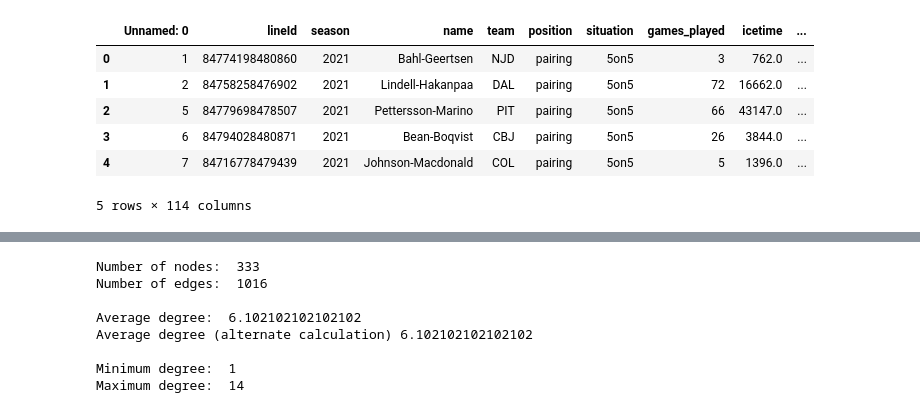
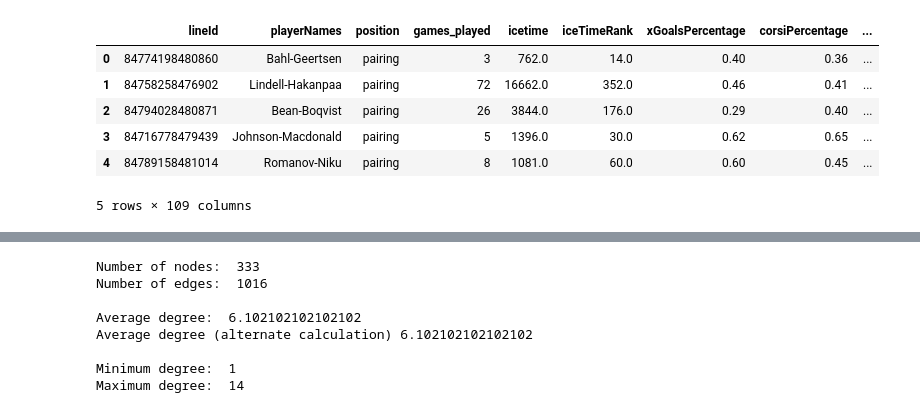
Before and after one commit to emmettcollings/nhl-linemate-network, a Jupyter notebook: Codes/weightedNetworkVisualization.ipynb, the cells around one changed output, grey strips where cells are left out. Cells and saved outputs as stored; diff of their text form; code cells hidden in the pictures.

```diff
--- a/Codes/weightedNetworkVisualization.ipynb
+++ b/Codes/weightedNetworkVisualization.ipynb
@@ -7,14 +7,14 @@ import numpy as np
 import pandas as pd
 # %%
 # Data representation
-df = pd.read_csv("../data/lines/2021_pairings_corsi.csv")
+df = pd.read_csv("../data/aggregate_pairings_corsi.csv")
 df
 df.head()
 # %% [output]
-|  | Unnamed: 0 | lineId | season | name | team | position | situation | games_played | icetime | ... |
-| 0 | 1 | 84774198480860 | 2021 | Bahl-Geertsen | NJD | pairing | 5on5 | 3 | 762.0 | ... |
-| 1 | 2 | 84758258476902 | 2021 | Lindell-Hakanpaa | DAL | pairing | 5on5 | 72 | 16662.0 | ... |
-| 2 | 5 | 84779698478507 | 2021 | Pettersson-Marino | PIT | pairing | 5on5 | 66 | 43147.0 | ... |
-| 3 | 6 | 84794028480871 | 2021 | Bean-Boqvist | CBJ | pairing | 5on5 | 26 | 3844.0 | ... |
-| 4 | 7 | 84716778479439 | 2021 | Johnson-Macdonald | COL | pairing | 5on5 | 5 | 1396.0 | ... |
+|  | lineId | playerNames | position | games_played | icetime | iceTimeRank | xGoalsPercentage | corsiPercentage | ... |
+| 0 | 84774198480860 | Bahl-Geertsen | pairing | 3 | 762.0 | 14.0 | 0.40 | 0.36 | ... |
+| 1 | 84758258476902 | Lindell-Hakanpaa | pairing | 72 | 16662.0 | 352.0 | 0.46 | 0.41 | ... |
+| 2 | 84794028480871 | Bean-Boqvist | pairing | 26 | 3844.0 | 176.0 | 0.29 | 0.40 | ... |
+| 3 | 84716778479439 | Johnson-Macdonald | pairing | 5 | 1396.0 | 30.0 | 0.62 | 0.65 | ... |
+| 4 | 84789158481014 | Romanov-Niku | pairing | 8 | 1081.0 | 60.0 | 0.60 | 0.45 | ... |
-5 rows × 114 columns
+5 rows × 109 columns
```
Also changed, not shown: parts of 8 cells of this notebook, 4 other files.
